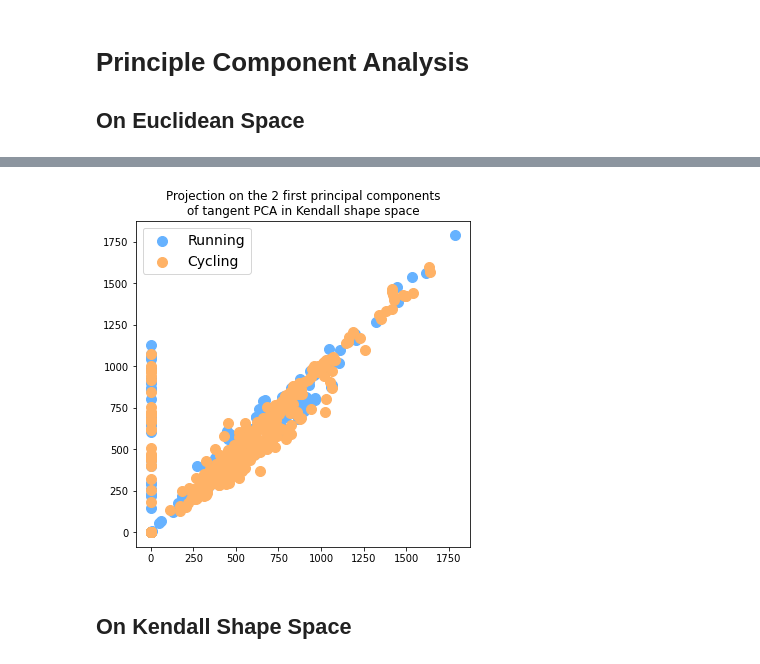
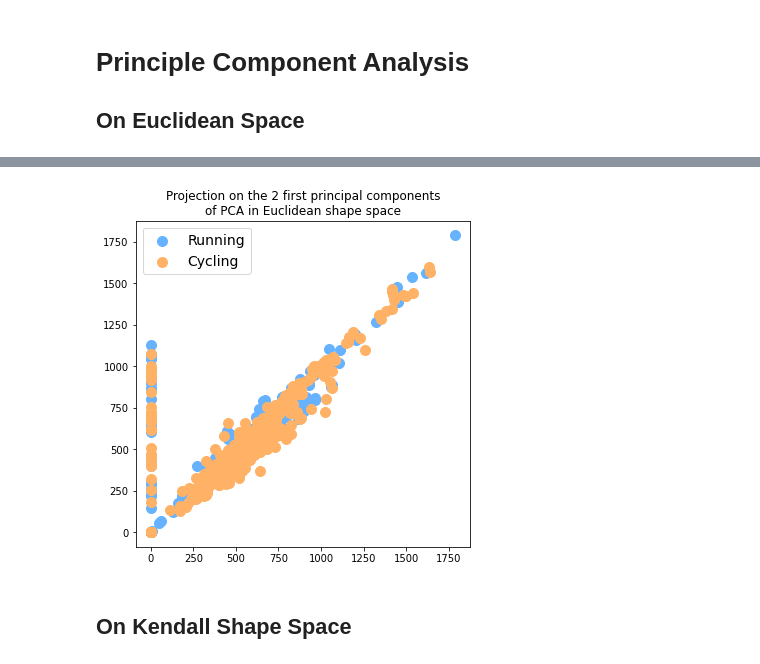
Before and after one commit to abhijithatreyat/geomstats_project, a Jupyter notebook: main.ipynb, the cells around one changed output, grey strips where cells are left out. Cells and saved outputs as stored; diff of their text form; code cells hidden in the pictures.

```diff
--- a/main.ipynb
+++ b/main.ipynb
@@ -128,24 +121,23 @@ Average Test accuracy: 0.7651399999999999
 # %%
 # Projection of First X Pricinple Components
-
 
 label_to_str = {0: "Running", 1: "Cycling"}
 label_to_color = {
     0: (102 / 255, 178 / 255, 255 / 255, 1.0),
     1: (255 / 255, 178 / 255, 102 / 255, 1.0),
 }
 
 plt.figure(figsize=(6, 6))
 for label, col in label_to_color.items():
     mask = labels == label
     plt.scatter(dataset[mask, 0], dataset[mask, 1], color=col, s=100, label=label_to_str[label])
 plt.legend(fontsize=14)
 plt.title(
     "Projection on the 2 first principal components"
-    "\nof tangent PCA in Kendall shape space"
+    "\nof PCA in Euclidean shape space"
 );
 # %% [output]
-[figure, old version]
+[figure, new version]
 # %% [markdown]
 ## On Kendall Shape Space
 # %%
```
Also changed, not shown: parts of 14 cells of this notebook.
